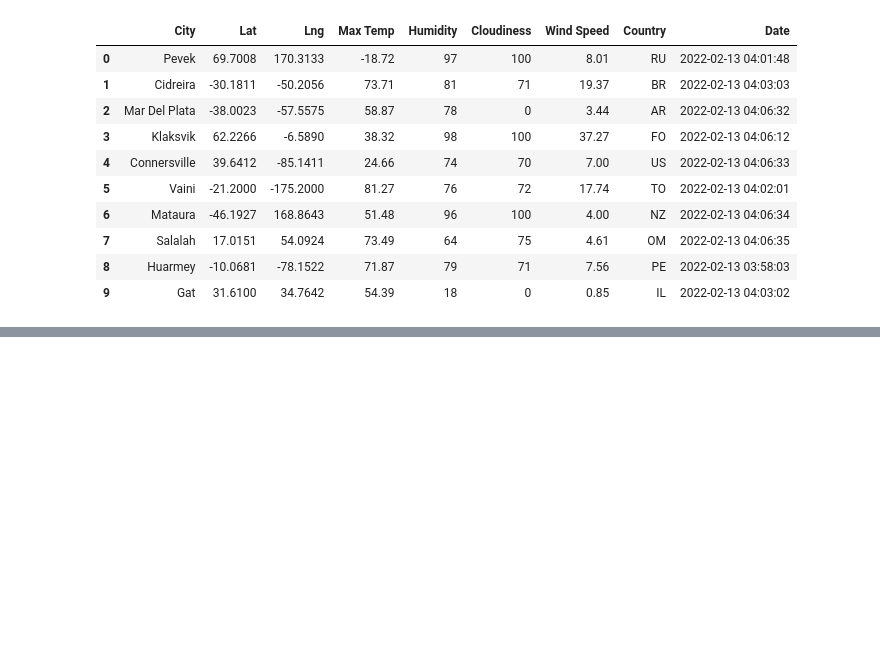
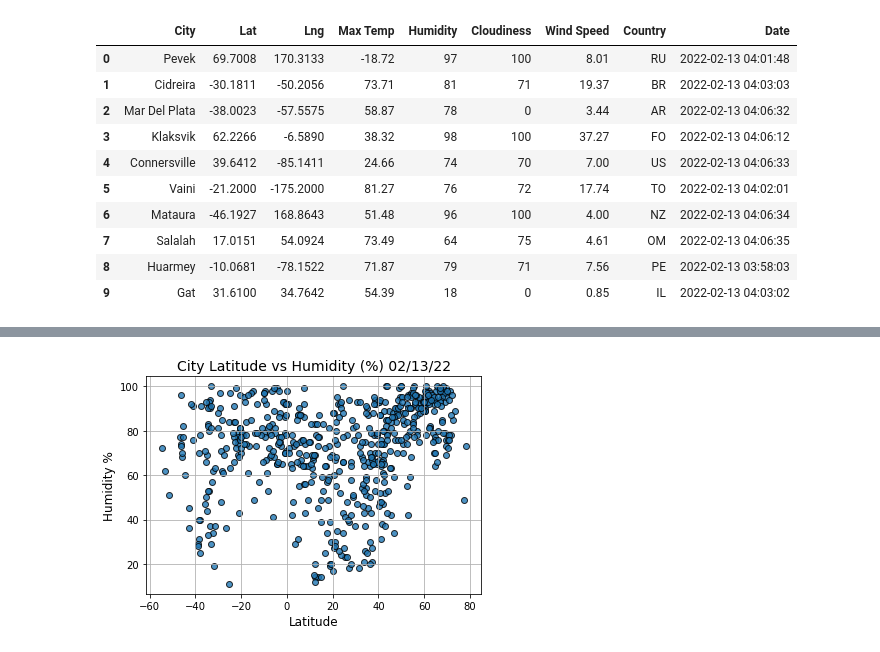
Before and after one commit to Lydiadel/World_Weather_Analysis, a Jupyter notebook: Weather.ipynb, the cells around one changed output, grey strips where cells are left out. Cells and saved outputs as stored; diff of their text form; code cells hidden in the pictures; blank space fills up the shorter version.

```diff
--- a/Weather.ipynb
+++ b/Weather.ipynb
@@ -181,0 +219,21 @@ city_data_df.to_csv(output_data_file, index_label="City ID")
+# %%
+# Build the scatter plot fot latitude vs humidity
+plt.scatter(lats,
+            humidity,
+            edgecolor='k',
+            marker='o',
+            alpha = 0.8,
+            linewidths = 1,
+            label='Cities')
+plt.title(f"City Latitude vs Humidity (%) "+ time.strftime("%x"), fontsize=14)
+plt.ylabel(f"Humidity %", fontsize=12)
+plt.xlabel(f"Latitude", fontsize=12)
+plt.grid(True)
+
+# Save the figure.
+plt.savefig("weather_data/Fig2.png", bbox_inches='tight', facecolor='white')
+
+# Show plot.
+plt.show()
+# %% [output]
+[figure, added]
```
Also changed, not shown: parts of 11 cells of this notebook, 4 other files.
